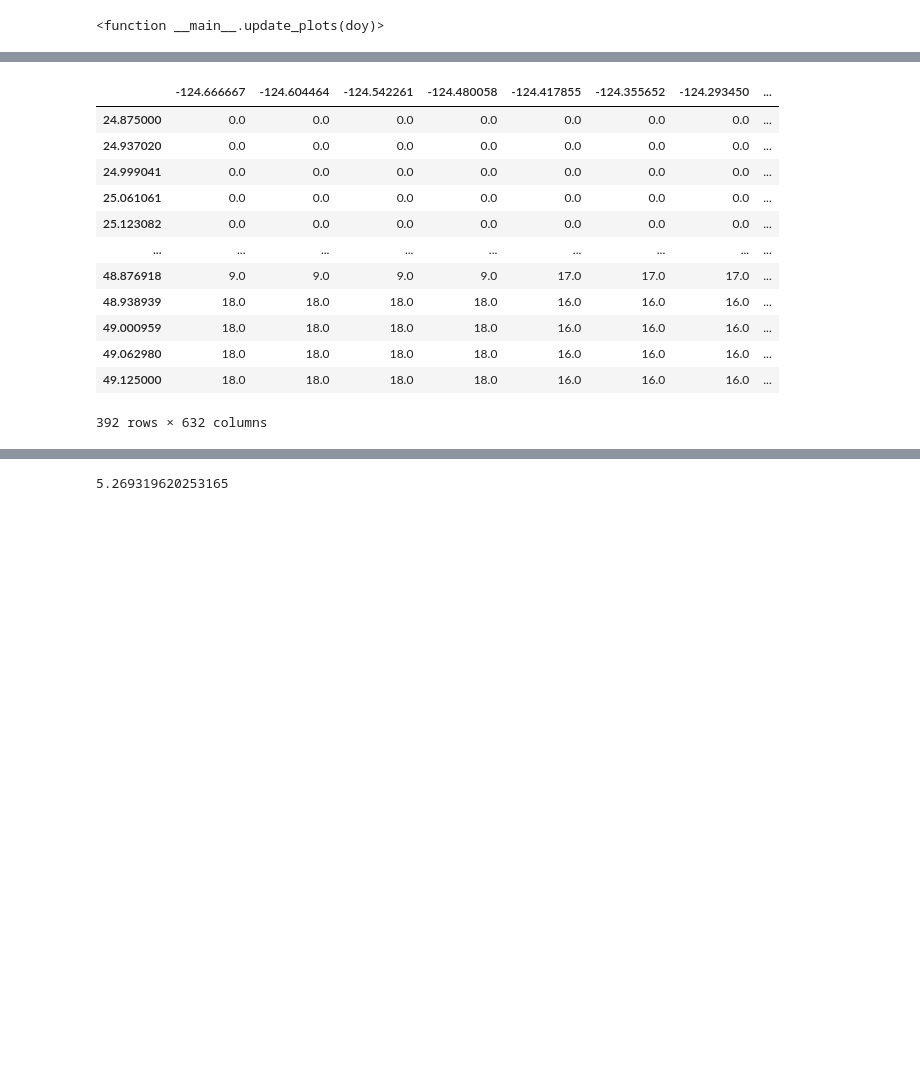
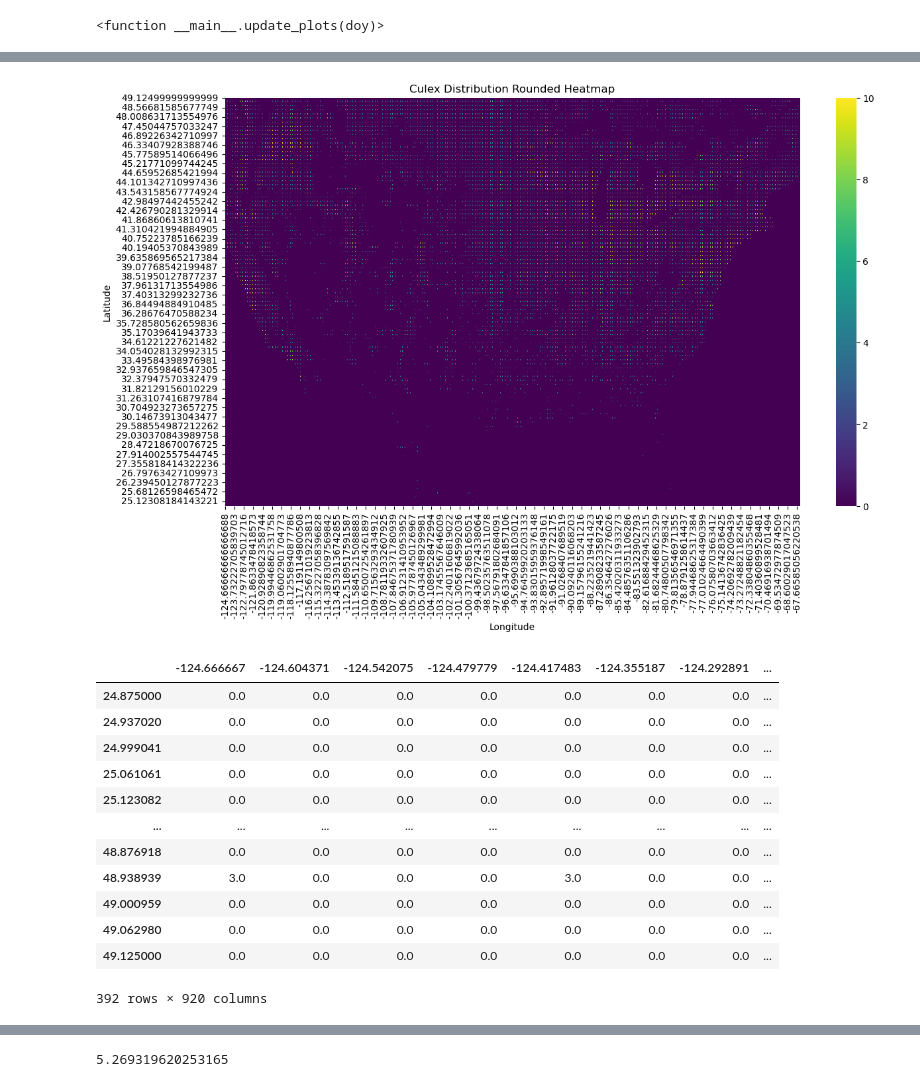
Before and after one commit to MatinMarjani/ABM-WNV, a Jupyter notebook: ClimateDataHandler.ipynb, the cells around one changed output, grey strips where cells are left out. Drawn from its saved outputs; the diff is of its cells as text; code cells hidden in the pictures; blank space fills up the shorter version.

Commit message:
Update Model
Updated Distribution and added to model

```diff
--- a/ClimateDataHandler.ipynb
+++ b/ClimateDataHandler.ipynb
@@ -122,7 +177,7 @@ suitability_data = pd.DataFrame({
 
 suitability_data = suitability_data[
     (suitability_data['LAT'] >= 24.75) & (suitability_data['LAT'] <= 49.25) &
-    (suitability_data['LON'] >= -124.75) & (suitability_data['LON'] <= -85.25)
+    (suitability_data['LON'] >= -124.75) & (suitability_data['LON'] <= -67.25)
 ]
 
 data_Suitability = suitability_data.pivot_table(index='LAT', columns='LON', values='S', aggfunc='mean')
@@ -152,7 +203,7 @@ import pandas as pd
 import numpy as np
 
 def estimate_mosquito_abundance(mean_temp, suitability_index, base_population=1000):
-    if suitability_index == 0:
+    if suitability_index < 0.15:
         return 0
     temp_suitability = mosquito_abundance_probability(mean_temp)
     combined_suitability = 0.267 * temp_suitability + (1 - 0.267) * suitability_index
@@ -181,7 +232,7 @@ data_Temp_resampled = data_Temp.reindex(index=data_Suitability.index, columns=da
 culex_distribution = data_Suitability.apply(apply_estimate_mosquito_abundance, axis=1, temp_resampled=data_Temp_resampled)
 culex_distribution_rounded = culex_distribution.round(0)
 
-culex_distribution
+culex_distribution_rounded
 # %% [output]
 | LON | -124.666667 | -124.416667 | -124.166667 | -123.916667 | -123.666667 | -123.416667 | -123.166667 | ... |
 | LAT |  |  |  |  |  |  |  | ... |
@@ -205,31 +269,44 @@ total_mosquito_abundance
 # %%
 # Step 1: Convert to a NumPy array
 culex_array = culex_distribution_rounded.values
 
+# Define the scaling factor
+scale_factor = 4
+
 # Step 2: Upscale by repeating each element 20 times along both axes
-expanded_array = np.repeat(np.repeat(culex_array, 4, axis=0), 4, axis=1)
+# expanded_array = np.repeat(np.repeat(culex_array, scale_factor, axis=0), scale_factor, axis=1)
+expanded_array = np.zeros((culex_array.shape[0] * scale_factor, culex_array.shape[1] * scale_factor))
 
 # Step 3: Convert back to a DataFrame
+expanded_array[::scale_factor, ::scale_factor] = culex_array
 # Generate new indices and columns to match the expanded dimensions
 new_index = np.linspace(culex_distribution_rounded.index.min(), culex_distribution_rounded.index.max(), expanded_array.shape[0])
 new_columns = np.linspace(culex_distribution_rounded.columns.min(), culex_distribution_rounded.columns.max(), expanded_array.shape[1])
 
 culex_distribution_rounded_expanded = pd.DataFrame(expanded_array, index=new_index, columns=new_columns)
 
-culex_distribution_rounded_expanded = (culex_distribution_rounded_expanded/16).round(0)
+culex_distribution_rounded_expanded = (culex_distribution_rounded_expanded/100).round(0)
+
+plt.figure(figsize=(14, 8))
+sns.heatmap(culex_distribution_rounded_expanded.iloc[::-1], cmap='viridis', cbar=True)
+plt.title('Culex Distribution Rounded Heatmap')
+plt.xlabel('Longitude')
+plt.ylabel('Latitude')
+plt.show()
 
 culex_distribution_rounded_expanded
 # %% [output]
+[figure, added]
-|  | -124.666667 | -124.604464 | -124.542261 | -124.480058 | -124.417855 | -124.355652 | -124.293450 | ... |
+|  | -124.666667 | -124.604371 | -124.542075 | -124.479779 | -124.417483 | -124.355187 | -124.292891 | ... |
 | 24.875000 | 0.0 | 0.0 | 0.0 | 0.0 | 0.0 | 0.0 | 0.0 | ... |
 | 24.937020 | 0.0 | 0.0 | 0.0 | 0.0 | 0.0 | 0.0 | 0.0 | ... |
 | 24.999041 | 0.0 | 0.0 | 0.0 | 0.0 | 0.0 | 0.0 | 0.0 | ... |
 | 25.061061 | 0.0 | 0.0 | 0.0 | 0.0 | 0.0 | 0.0 | 0.0 | ... |
 | 25.123082 | 0.0 | 0.0 | 0.0 | 0.0 | 0.0 | 0.0 | 0.0 | ... |
 | ... | ... | ... | ... | ... | ... | ... | ... | ... |
-| 48.876918 | 9.0 | 9.0 | 9.0 | 9.0 | 17.0 | 17.0 | 17.0 | ... |
-| 48.938939 | 18.0 | 18.0 | 18.0 | 18.0 | 16.0 | 16.0 | 16.0 | ... |
-| 49.000959 | 18.0 | 18.0 | 18.0 | 18.0 | 16.0 | 16.0 | 16.0 | ... |
-| 49.062980 | 18.0 | 18.0 | 18.0 | 18.0 | 16.0 | 16.0 | 16.0 | ... |
-| 49.125000 | 18.0 | 18.0 | 18.0 | 18.0 | 16.0 | 16.0 | 16.0 | ... |
+| 48.876918 | 0.0 | 0.0 | 0.0 | 0.0 | 0.0 | 0.0 | 0.0 | ... |
+| 48.938939 | 3.0 | 0.0 | 0.0 | 0.0 | 3.0 | 0.0 | 0.0 | ... |
+| 49.000959 | 0.0 | 0.0 | 0.0 | 0.0 | 0.0 | 0.0 | 0.0 | ... |
+| 49.062980 | 0.0 | 0.0 | 0.0 | 0.0 | 0.0 | 0.0 | 0.0 | ... |
+| 49.125000 | 0.0 | 0.0 | 0.0 | 0.0 | 0.0 | 0.0 | 0.0 | ... |
-392 rows × 632 columns
+392 rows × 920 columns
```
Also changed, not shown: parts of 15 cells of this notebook, 4 other files.
